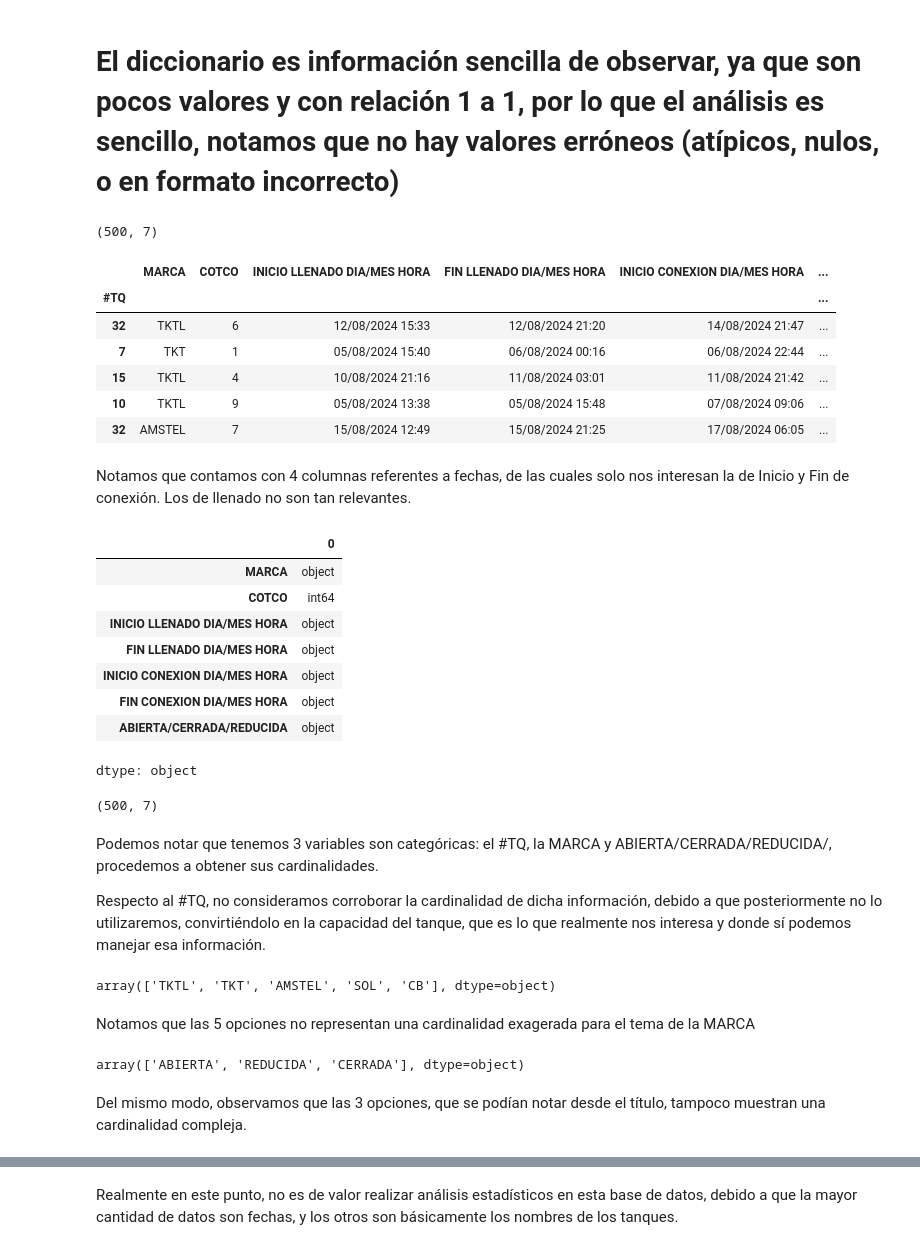
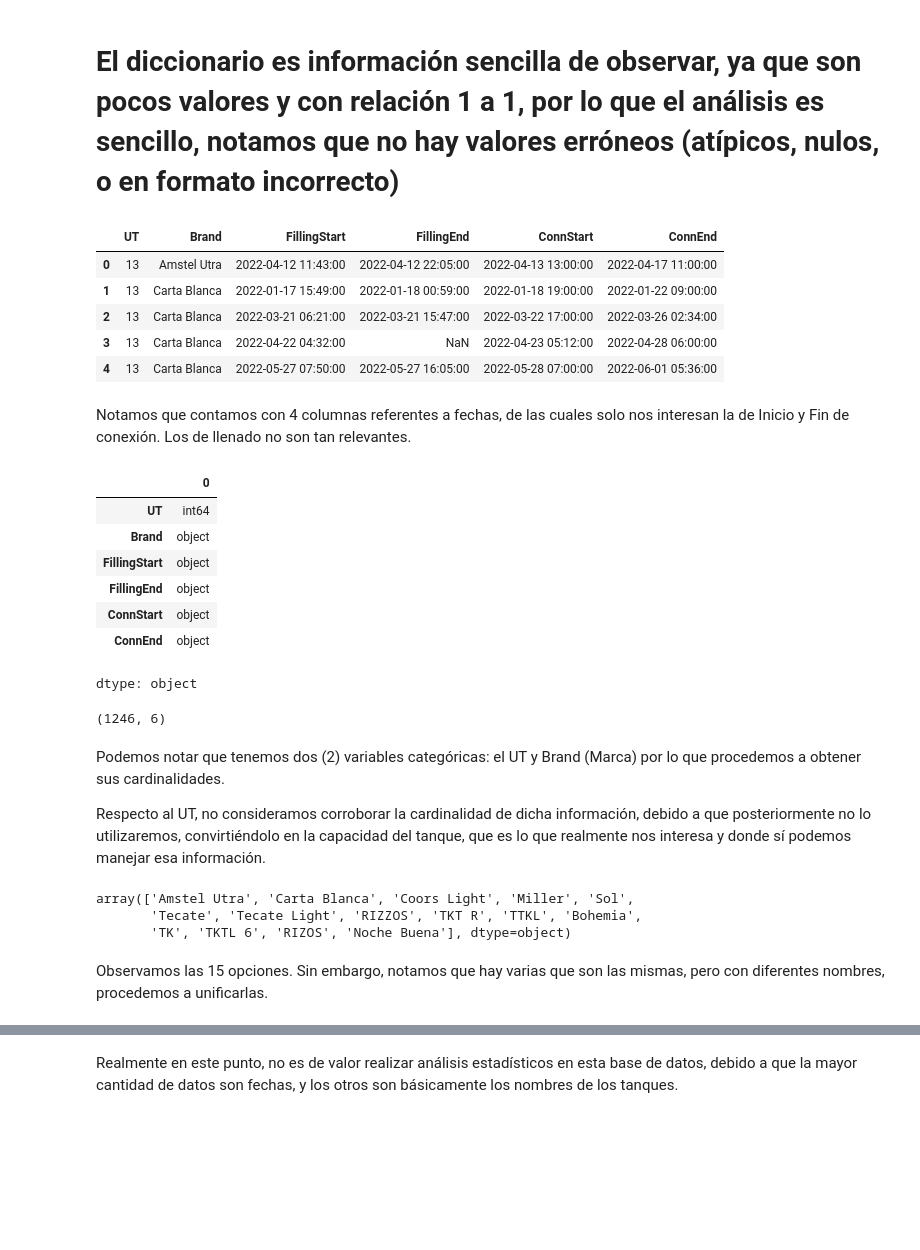
Before and after one commit to A01793469/CO2MassBalance_Equipo6, a Jupyter notebook: Avance1_Equipo6.ipynb, the cells around one changed output, grey strips where cells are left out. Drawn from its saved outputs; the diff is of its cells as text; code cells hidden in the pictures; blank space fills up the shorter version.

```diff
--- a/Avance1_Equipo6.ipynb
+++ b/Avance1_Equipo6.ipynb
@@ -71,53 +76,46 @@ tanks_capacities_dict
 # %%
 # Leemos el dataset de los registros de los tanques, con las fechas e informaación.
 
-registers_name = 'tanks_registers_mock.csv'
+registers_name = 'CO2_Connection_202409271420.csv'
 registers_path = os.path.join(data_folder, registers_name)
 
-registers_df = pd.read_csv(registers_path, index_col='#TQ')
+registers_df = pd.read_csv(registers_path)
 
 registers_df.head()
 # %% [output]
-(500, 7)
-|  | MARCA | COTCO | INICIO LLENADO DIA/MES HORA | FIN LLENADO DIA/MES HORA | INICIO CONEXION DIA/MES HORA | ... |
-| #TQ |  |  |  |  |  | ... |
-| 32 | TKTL | 6 | 12/08/2024 15:33 | 12/08/2024 21:20 | 14/08/2024 21:47 | ... |
-| 7 | TKT | 1 | 05/08/2024 15:40 | 06/08/2024 00:16 | 06/08/2024 22:44 | ... |
-| 15 | TKTL | 4 | 10/08/2024 21:16 | 11/08/2024 03:01 | 11/08/2024 21:42 | ... |
-| 10 | TKTL | 9 | 05/08/2024 13:38 | 05/08/2024 15:48 | 07/08/2024 09:06 | ... |
-| 32 | AMSTEL | 7 | 15/08/2024 12:49 | 15/08/2024 21:25 | 17/08/2024 06:05 | ... |
+|  | UT | Brand | FillingStart | FillingEnd | ConnStart | ConnEnd |
+| 0 | 13 | Amstel Utra | 2022-04-12 11:43:00 | 2022-04-12 22:05:00 | 2022-04-13 13:00:00 | 2022-04-17 11:00:00 |
+| 1 | 13 | Carta Blanca | 2022-01-17 15:49:00 | 2022-01-18 00:59:00 | 2022-01-18 19:00:00 | 2022-01-22 09:00:00 |
+| 2 | 13 | Carta Blanca | 2022-03-21 06:21:00 | 2022-03-21 15:47:00 | 2022-03-22 17:00:00 | 2022-03-26 02:34:00 |
+| 3 | 13 | Carta Blanca | 2022-04-22 04:32:00 | NaN | 2022-04-23 05:12:00 | 2022-04-28 06:00:00 |
+| 4 | 13 | Carta Blanca | 2022-05-27 07:50:00 | 2022-05-27 16:05:00 | 2022-05-28 07:00:00 | 2022-06-01 05:36:00 |
 # %% [markdown]
 Notamos que contamos con 4 columnas referentes a fechas, de las cuales solo nos interesan la de Inicio y Fin de conexión. Los de llenado no son tan relevantes.
 # %%
 registers_df.dtypes
 # %% [output]
 |  | 0 |
-| MARCA | object |
-| COTCO | int64 |
-| INICIO LLENADO DIA/MES HORA | object |
-| FIN LLENADO DIA/MES HORA | object |
-| INICIO CONEXION DIA/MES HORA | object |
-| FIN CONEXION DIA/MES HORA | object |
-| ABIERTA/CERRADA/REDUCIDA | object |
+| UT | int64 |
+| Brand | object |
+| FillingStart | object |
+| FillingEnd | object |
+| ConnStart | object |
+| ConnEnd | object |
 dtype: object
 # %%
 #Imprimimos el tamaño del dataframe
 registers_df.shape
 # %% [output]
-(500, 7)
+(1246, 6)
 # %% [markdown]
-Podemos notar que tenemos 3 variables son categóricas: el #TQ, la MARCA y ABIERTA/CERRADA/REDUCIDA/, procedemos a obtener sus cardinalidades.
+Podemos notar que tenemos dos (2) variables categóricas: el UT y Brand (Marca) por lo que procedemos a obtener sus cardinalidades.
 
-Respecto al #TQ, no consideramos corroborar la cardinalidad de dicha información, debido a que posteriormente no lo utilizaremos, convirtiéndolo en la capacidad del tanque, que es lo que realmente nos interesa y donde sí podemos manejar esa información.
+Respecto al UT, no consideramos corroborar la cardinalidad de dicha información, debido a que posteriormente no lo utilizaremos, convirtiéndolo en la capacidad del tanque, que es lo que realmente nos interesa y donde sí podemos manejar esa información.
 # %%
-registers_df.MARCA.unique()
+registers_df.Brand.unique()
 # %% [output]
-array(['TKTL', 'TKT', 'AMSTEL', 'SOL', 'CB'], dtype=object)
+array(['Amstel Utra', 'Carta Blanca', 'Coors Light', 'Miller', 'Sol',
+       'Tecate', 'Tecate Light', 'RIZZOS', 'TKT R', 'TTKL', 'Bohemia',
+       'TK', 'TKTL 6', 'RIZOS', 'Noche Buena'], dtype=object)
-# %% [markdown]
-Notamos que las 5 opciones no representan una cardinalidad exagerada para el tema de la MARCA
-# %%
-registers_df['ABIERTA/CERRADA/REDUCIDA'].unique()
-# %% [output]
-array(['ABIERTA', 'REDUCIDA', 'CERRADA'], dtype=object)
-# %% [markdown]
-Del mismo modo, observamos que las 3 opciones, que se podían notar desde el título, tampoco muestran una cardinalidad compleja.
+# %% [markdown]
+Observamos las 15 opciones. Sin embargo, notamos que hay varias que son las mismas, pero con diferentes nombres, procedemos a unificarlas.
```
Also changed, not shown: parts of 24 cells of this notebook.
